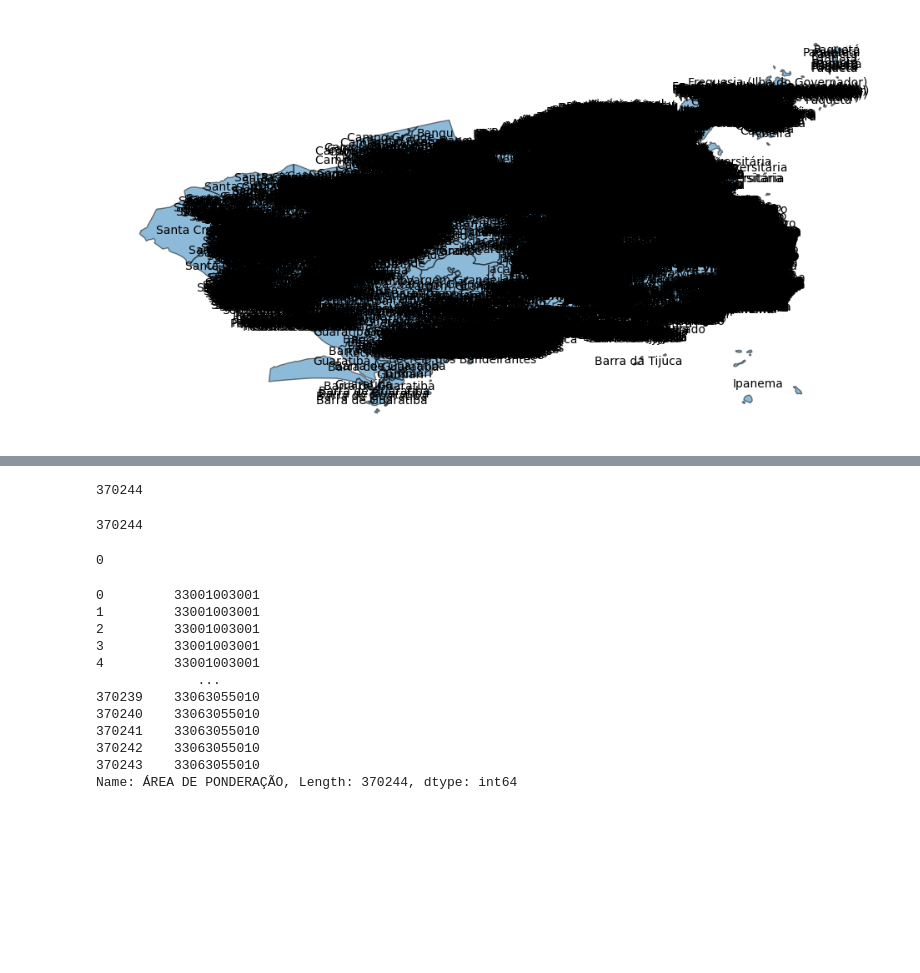
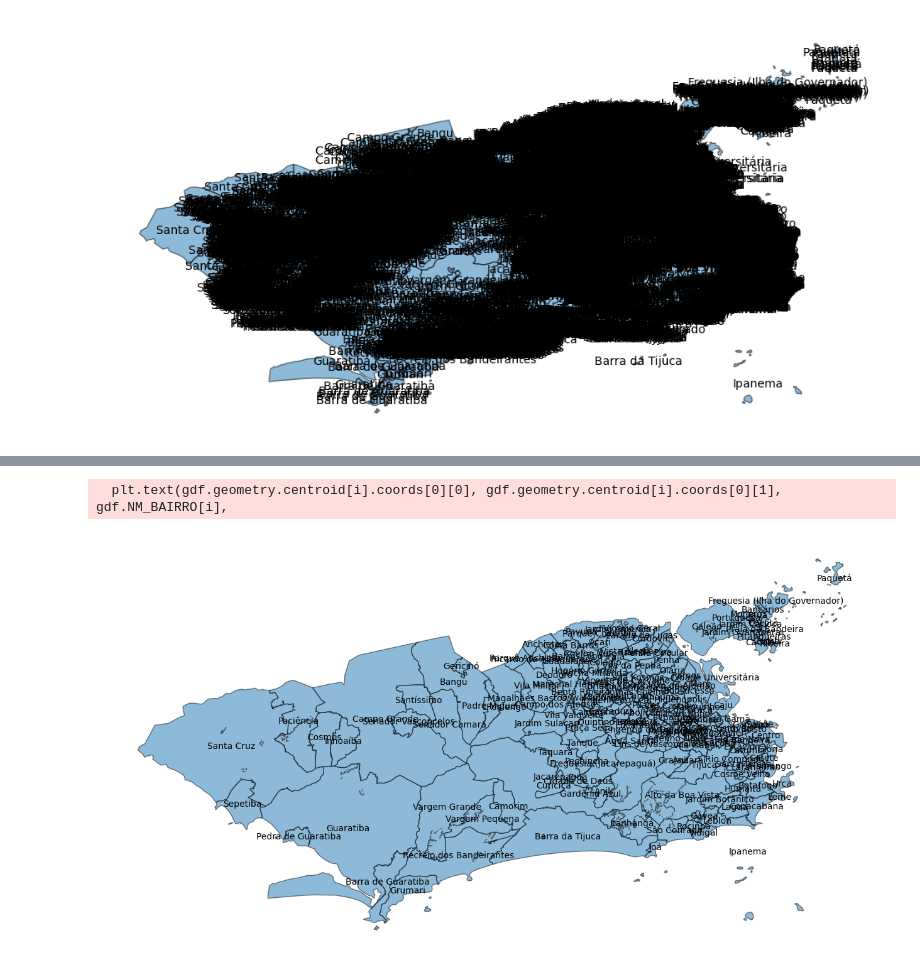
Before and after one commit to GDevigili/TCC-IBGE, a Jupyter notebook: src/data-vis/eda.ipynb, the cells around one changed output, grey strips where cells are left out. Cells and saved outputs as stored; diff of their text form; code cells hidden in the pictures; blank space fills up the shorter version.

Commit message:
Clean the notebook, reposition some cells and plot a new graph

```diff
--- a/src/data-vis/eda.ipynb
+++ b/src/data-vis/eda.ipynb
@@ -171,8 +172,15 @@ gdf_rio_unique = gdf_rio.dissolve(by='NM_BAIRRO', aggfunc='first').reset_index()
 ax = gdf_rio.plot(figsize=(12, 12), alpha=0.5, edgecolor='k')
 
 for i in gdf_rio_unique.index:
-    plt.text(gdf_rio_unique.geometry.centroid[i].coords[0][0], gdf_rio_unique.geometry.centroid[i].coords[0][1], gdf_rio_unique.NM_BAIRRO[i],
-             fontsize=10, horizontalalignment='center', verticalalignment='center')
+    plt.text(
+        gdf_rio_unique.geometry.centroid[i].coords[0][0],
+        gdf_rio_unique.geometry.centroid[i].coords[0][1],
+        gdf_rio_unique.NM_BAIRRO[i],
+        fontsize=10,
+        horizontalalignment='center',
+        verticalalignment='center'
+    )
 
-ax.set_axis_off()
+ax.set_axis_off();
+plt.show()
 # %% [output]
@@ -183,9 +190,0 @@ ax.set_axis_off()
-# %%
-import geopandas as gpd
-import matplotlib.pyplot as plt
-
-# Assuming gdf is your GeoDataFrame and 'column_name' is the column you want to use for coloring
-fig, ax = plt.subplots(1, 1)
-gdf_rio.plot(column='RENDIMENTO MENSAL DOMICILIAR EM JULHO DE 2010', ax=ax, legend=True, cmap='YlOrRd')
-
-plt.show()
@@ -269,12 +190,0 @@ is_eighth_digit_zero = data_micro['ÁREA DE PONDERAÇÃO'].astype(str).str[7] ==
-# %%
-len(is_eighth_digit_zero)
-# %% [output]
-370244
-# %%
-len(data_micro[is_eighth_digit_zero])
-# %% [output]
-370244
-# %%
-len(data_micro[~is_eighth_digit_zero])
-# %% [output]
-0
@@ -283,15 +191,20 @@ data_micro['ÁREA DE PONDERAÇÃO'] = data_micro['ÁREA DE PONDERAÇÃO'].astype
-# %%
-data_micro['ÁREA DE PONDERAÇÃO']
-# %% [output]
-0         33001003001
-1         33001003001
-2         33001003001
-3         33001003001
-4         33001003001
-             ...
-370239    33063055010
-370240    33063055010
-370241    33063055010
-370242    33063055010
-370243    33063055010
-Name: ÁREA DE PONDERAÇÃO, Length: 370244, dtype: int64
+# %%
+
+def plot_map(gdf, df, title, cmap = 'viridis', figsize=(16, 10)):
+    ax = gdf.plot(figsize=figsize, alpha=0.5, edgecolor='k')
+    for i in gdf.index:
+        plt.text(
+            gdf.geometry.centroid[i].coords[0][0],
+            gdf.geometry.centroid[i].coords[0][1],
+            gdf.NM_BAIRRO[i],
+            fontsize=10,
+            horizontalalignment='center',
+            verticalalignment='center'
+        )
+    ax.set_axis_off()
+    plt.show()
+
+plot_map(gdf_rio_unique, df_rio, 'População do Rio de Janeiro')
+# %% [output]
+  plt.text(gdf.geometry.centroid[i].coords[0][0], gdf.geometry.centroid[i].coords[0][1], gdf.NM_BAIRRO[i],
+[figure, added]
```
Also changed, not shown: parts of 23 cells of this notebook.
